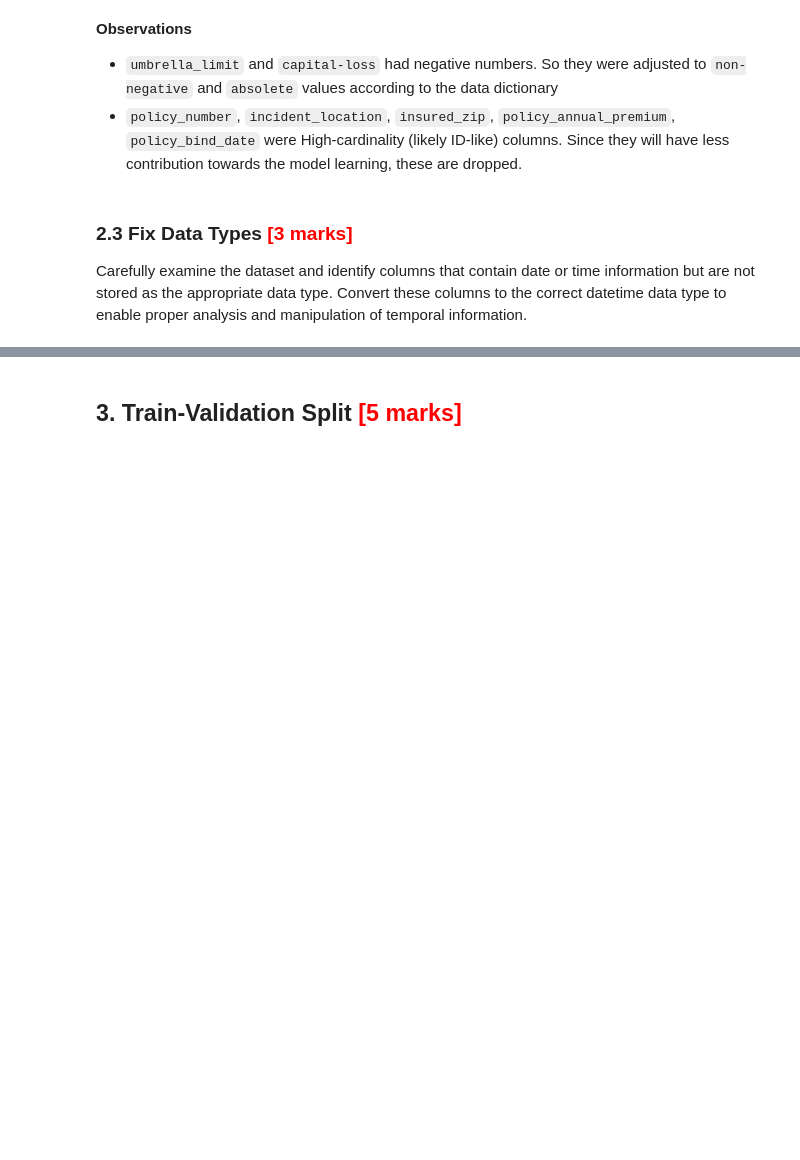
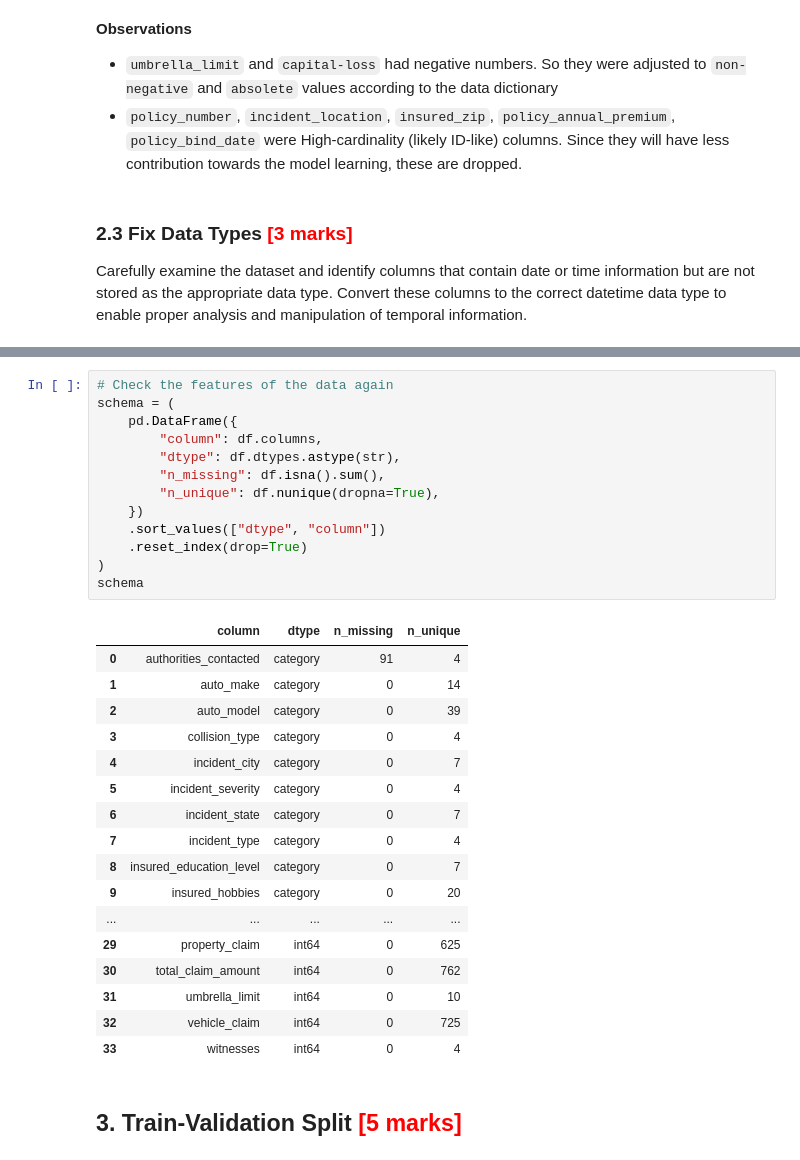
Before and after one commit to princepushparaj/UpgradMLII, a Jupyter notebook: Fraudulent_Claim_Detection_Starter.ipynb, the cells around one changed output, grey strips where cells are left out. Cells and saved outputs as stored; diff of their text form; blank space fills up the shorter version.

Commit message:
Fixed data types

```diff
--- a/Fraudulent_Claim_Detection_Starter.ipynb
+++ b/Fraudulent_Claim_Detection_Starter.ipynb
@@ -437,3 +515,34 @@ Carefully examine the dataset and identify columns that contain date or time inf
+# %%
+# Check the features of the data again
+schema = (
+    pd.DataFrame({
+        "column": df.columns,
+        "dtype": df.dtypes.astype(str),
+        "n_missing": df.isna().sum(),
+        "n_unique": df.nunique(dropna=True),
+    })
+    .sort_values(["dtype", "column"])
+    .reset_index(drop=True)
+)
+schema
+# %% [output]
+|  | column | dtype | n_missing | n_unique |
+| 0 | authorities_contacted | category | 91 | 4 |
+| 1 | auto_make | category | 0 | 14 |
+| 2 | auto_model | category | 0 | 39 |
+| 3 | collision_type | category | 0 | 4 |
+| 4 | incident_city | category | 0 | 7 |
+| 5 | incident_severity | category | 0 | 4 |
+| 6 | incident_state | category | 0 | 7 |
+| 7 | incident_type | category | 0 | 4 |
+| 8 | insured_education_level | category | 0 | 7 |
+| 9 | insured_hobbies | category | 0 | 20 |
+| ... | ... | ... | ... | ... |
+| 29 | property_claim | int64 | 0 | 625 |
+| 30 | total_claim_amount | int64 | 0 | 762 |
+| 31 | umbrella_limit | int64 | 0 | 10 |
+| 32 | vehicle_claim | int64 | 0 | 725 |
+| 33 | witnesses | int64 | 0 | 4 |
 # %% [markdown]
 ## **3. Train-Validation Split** <font color = red>[5 marks]</font>
 # %% [markdown]
```
Also changed, not shown: parts of 6 cells of this notebook.
